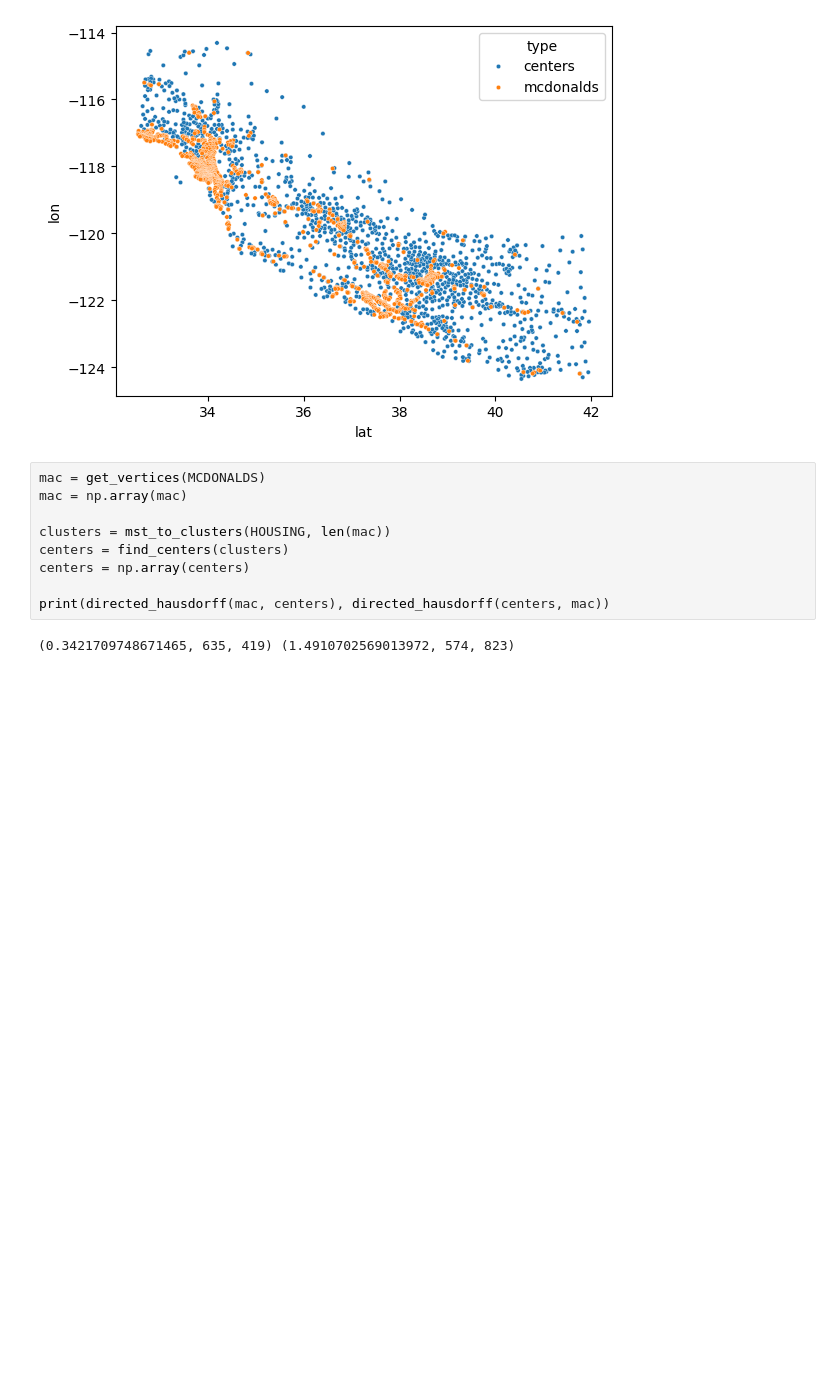
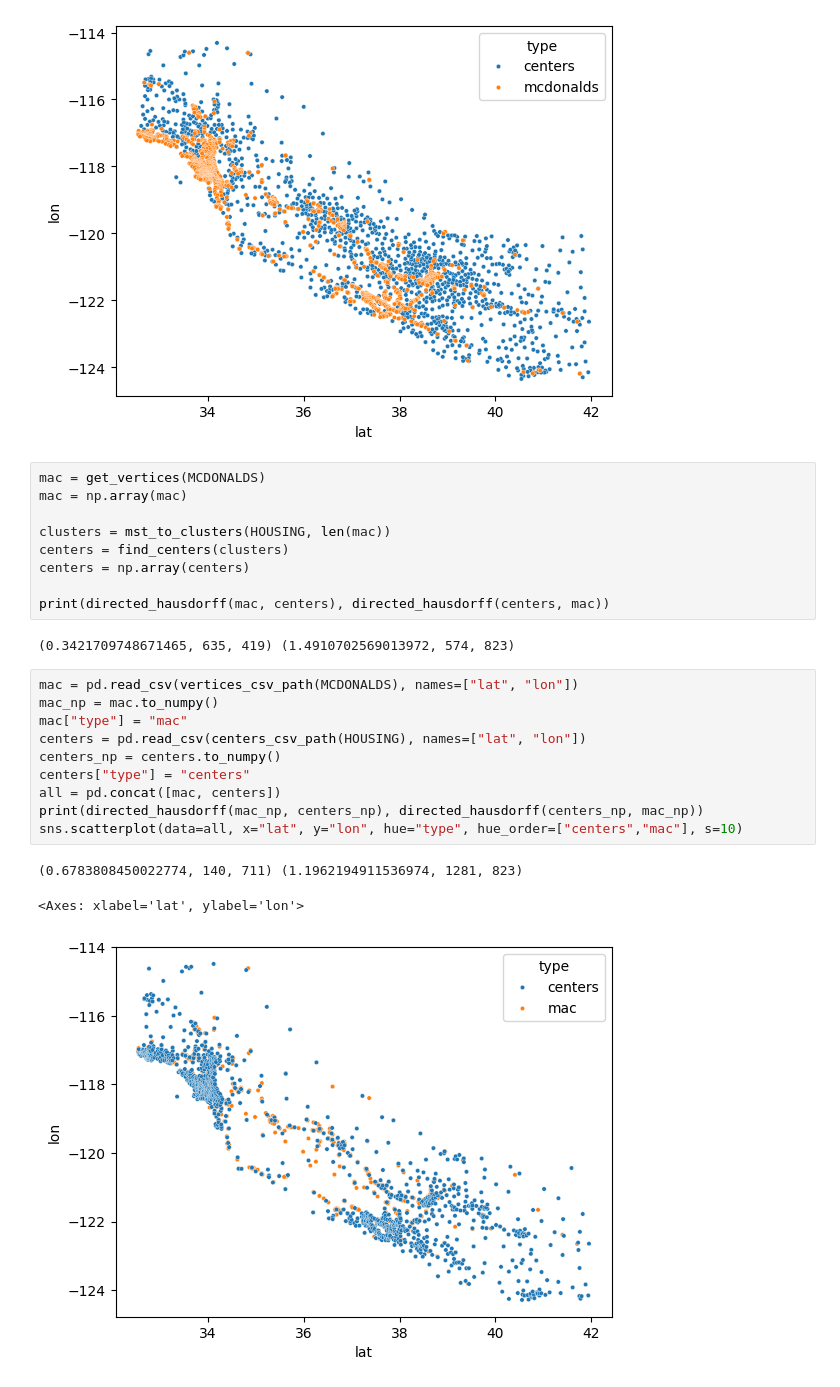
Before and after one commit to smitssjors/mpa, a Jupyter notebook: report_2.ipynb, the cells around one changed output. Cells and saved outputs as stored; diff of their text form; blank space fills up the shorter version.

```diff
--- a/report_2.ipynb
+++ b/report_2.ipynb
@@ -129,3 +129,17 @@ centers = np.array(centers)
 print(directed_hausdorff(mac, centers), directed_hausdorff(centers, mac))
 # %% [output]
 (0.3421709748671465, 635, 419) (1.4910702569013972, 574, 823)
+# %%
+mac = pd.read_csv(vertices_csv_path(MCDONALDS), names=["lat", "lon"])
+mac_np = mac.to_numpy()
+mac["type"] = "mac"
+centers = pd.read_csv(centers_csv_path(HOUSING), names=["lat", "lon"])
+centers_np = centers.to_numpy()
+centers["type"] = "centers"
+all = pd.concat([mac, centers])
+print(directed_hausdorff(mac_np, centers_np), directed_hausdorff(centers_np, mac_np))
+sns.scatterplot(data=all, x="lat", y="lon", hue="type", hue_order=["centers","mac"], s=10)
+# %% [output]
+(0.6783808450022774, 140, 711) (1.1962194911536974, 1281, 823)
+<Axes: xlabel='lat', ylabel='lon'>
+[figure, added]
```
Also changed, not shown: parts of 1 cell of this notebook, 1 other file.
